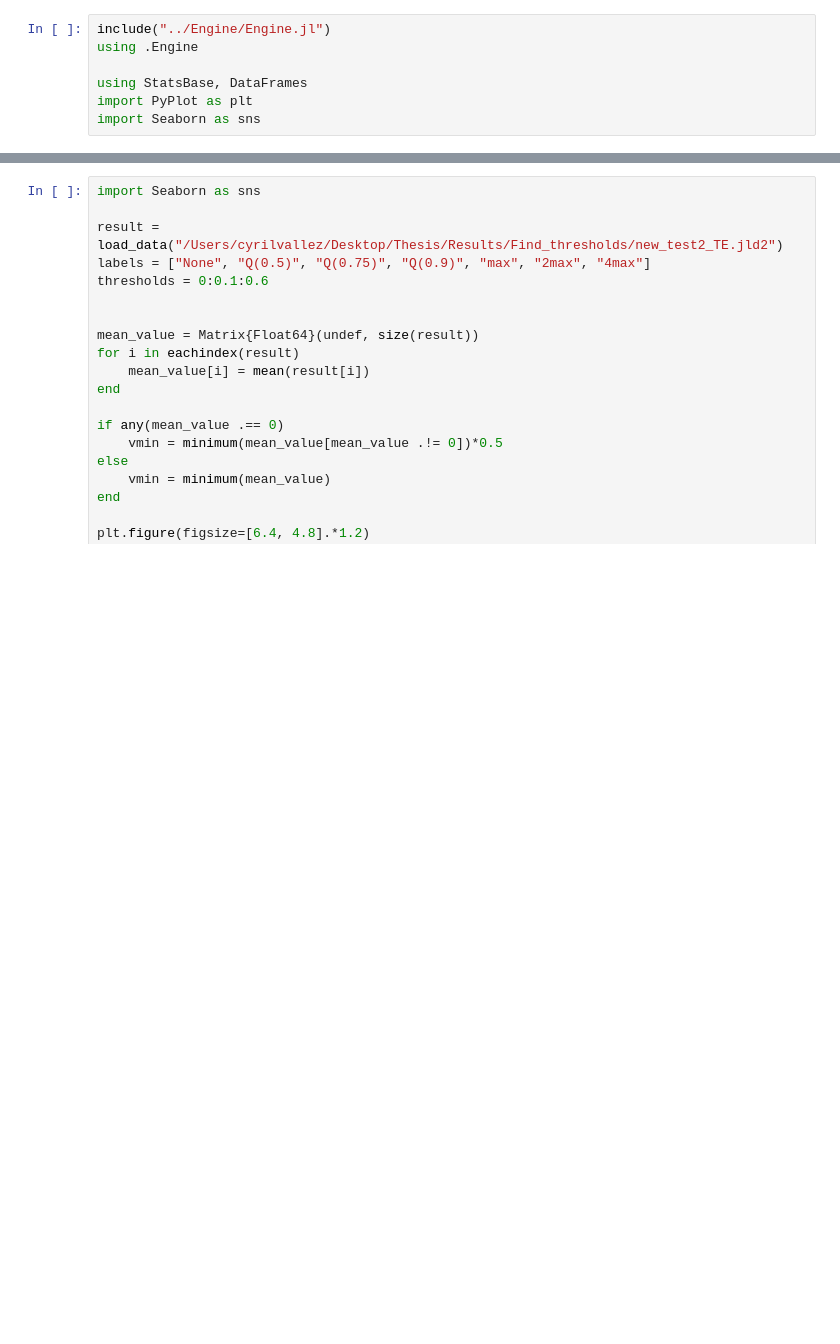
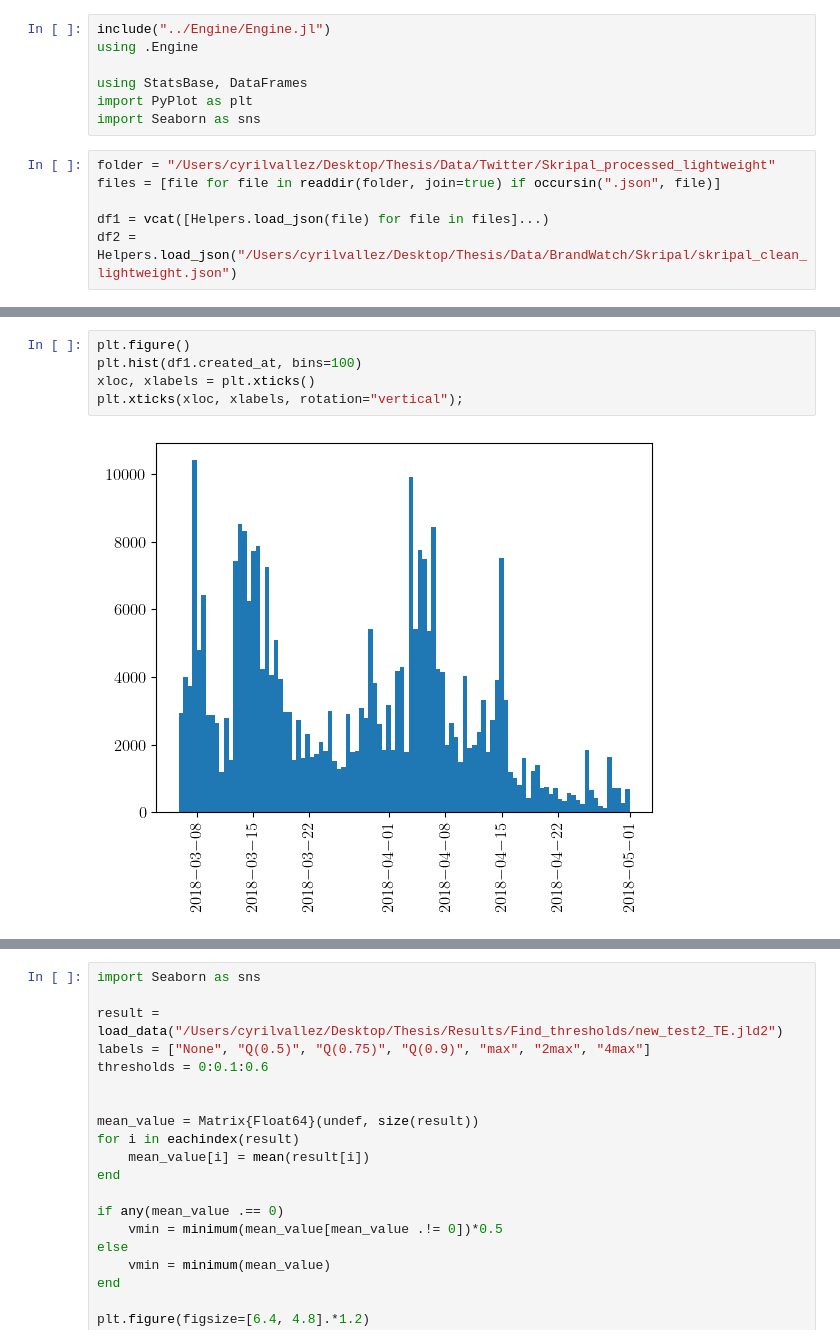
Before and after one commit to Cyrilvallez/Measuring-Influence-Twitter, a Jupyter notebook: Julia/Notebooks/test.ipynb, the cells around one changed output, grey strips where cells are left out. Drawn from its saved outputs; the diff is of its cells as text; blank space fills up the shorter version.

```diff
--- a/Julia/Notebooks/test.ipynb
+++ b/Julia/Notebooks/test.ipynb
@@ -5,3 +5,9 @@ using .Engine
 using StatsBase, DataFrames
 import PyPlot as plt
 import Seaborn as sns
+# %%
+folder = "/Users/cyrilvallez/Desktop/Thesis/Data/Twitter/Skripal_processed_lightweight"
+files = [file for file in readdir(folder, join=true) if occursin(".json", file)]
+
+df1 = vcat([Helpers.load_json(file) for file in files]...)
+df2 = Helpers.load_json("/Users/cyrilvallez/Desktop/Thesis/Data/BrandWatch/Skripal/skripal_clean_lightweight.json")
@@ -7,0 +34,7 @@ import Seaborn as sns
+# %%
+plt.figure()
+plt.hist(df1.created_at, bins=100)
+xloc, xlabels = plt.xticks()
+plt.xticks(xloc, xlabels, rotation="vertical");
+# %% [output]
+[figure, added]
```
Also changed, not shown: parts of 9 cells of this notebook, 1 other file.
